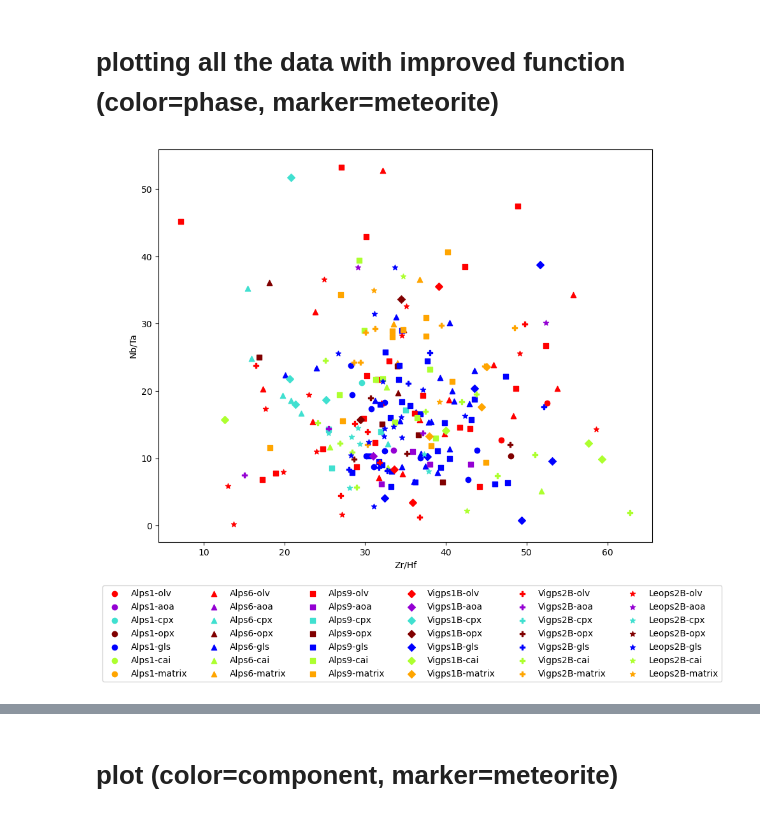
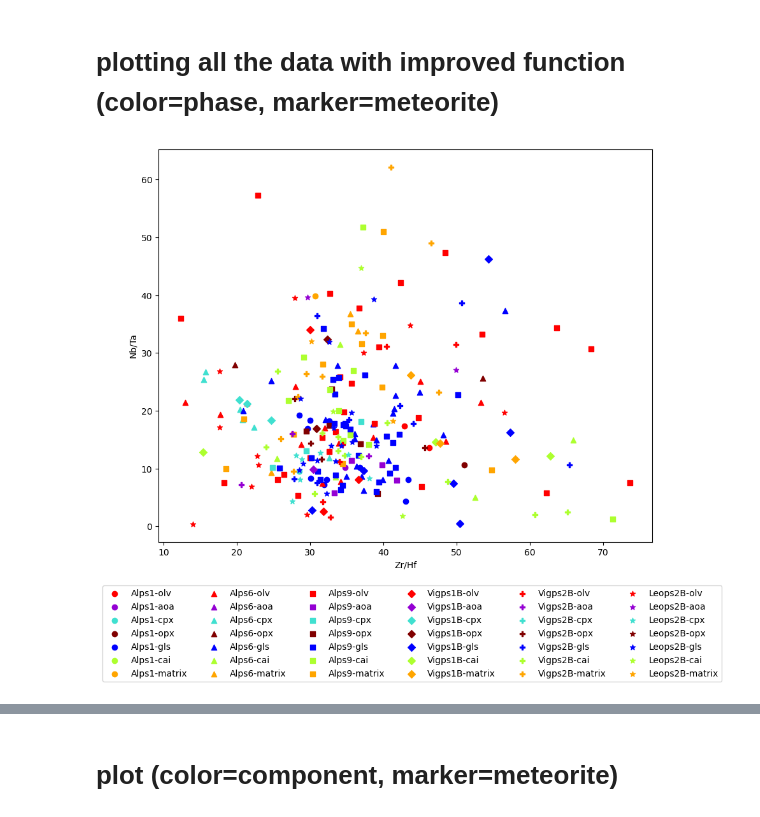
Before and after one commit to JGCAITLIN/HFSE, a Jupyter notebook: prelim_plotting.ipynb, the cells around one changed output, grey strips where cells are left out. Saved outputs shown, nothing was run; the diff lists cells and outputs as text; code cells hidden in the pictures.

Commit message:
can read in internal standard data. tm/lu calculation is now CI normalized.

```diff
--- a/prelim_plotting.ipynb
+++ b/prelim_plotting.ipynb
@@ -40,5 +24,7 @@ data_2022['Tm/Lu'] = data_2022.apply(lambda row: row['Tm169_ppm_mean']/row['Lu17
 # %% [markdown]
 ## 2019 data
 # %%
-data_2019 = pd.read_csv('2019_LA_CVdata_SQ_input.csv')
-data_2019
+data_2019_sq = pd.read_csv('2019_LA_CVdata_SQ_input.csv')
+data_2019_ca = pd.read_csv('2019_LA_CVdata_Ca_input.csv')
+data_2019_si = pd.read_csv('2019_LA_CVdata_Si_input.csv')
+data_2019_mg = pd.read_csv('2019_LA_CVdata_Mg_input.csv')
@@ -61,0 +59,14 @@ data_2019['Tm/Lu'] = data_2019.apply(lambda row: row['Tm169_ppm_mean']/row['Lu17
+# %%
+#removing negatives
+data_2022 = ['data_2022_sq', 'data_2022_ca', 'data_2022_si', 'data_2022_mg', 'data_2022_al']
+
+for dataframe_name in data_2022:
+    # Access the DataFrame by its name using eval()
+    df = eval(dataframe_name)
+
+    # Iterate over each column in the DataFrame
+    for col in df.columns:
+        # Check if the column has numeric values
+        if pd.to_numeric(df[col], errors='coerce').dtype != object:
+            # Replace negative numeric values with NaN
+            df[col] = np.where(pd.to_numeric(df[col], errors='coerce') < 0, np.nan, df[col])
@@ -248,3 +276,25 @@ x
+# %%
+phases  = data_2019_sq.Phase.unique()[6:]
+int_std = ['mg', 'si', 'si', 'ca', 'mg', 'ca', 'ca']
+# %%
+zrhf = pd.DataFrame()
+nbta = pd.DataFrame()
+
+for i in range(0, len(phases)):
+
+    d2019 = 'data_2019_' + int_std[i] #grabbing 2019 dataframes
+    d2022 = 'data_2022_' + int_std[i] #grabbing 2022 dataframes
+
+    zrhf = pd.concat([zrhf,
+                      sub_df(globals()[d2019], element='Zr/Hf', array='off', phase=phases[i], rmv_out='off'),
+                     sub_df(globals()[d2022], element='Zr/Hf', array='off', phase=phases[i], rmv_out='off')])
+
+    nbta = pd.concat([nbta,
+                      sub_df(globals()[d2019], element='Nb/Ta', array='off', phase=phases[i], rmv_out='off'),
+                     sub_df(globals()[d2022], element='Nb/Ta', array='off', phase=phases[i], rmv_out='off')])
+
+zrhf['Zr/Hf'] = remove_outliers(zrhf['Zr/Hf'])
+nbta['Nb/Ta'] = remove_outliers(nbta['Nb/Ta'])
 # %% [markdown]
 # plotting all the data with improved function (color=phase, marker=meteorite)
 # %%
@@ -255,37 +305,34 @@ meteorites = ['Alps1', 'Alps6', 'Alps9', 'Vigps1B', 'Vigps2B', 'Leops2B']
 phases     = ['olv', 'aoa', 'cpx', 'opx', 'gls', 'cai', 'matrix']
 
 #arrays for plotting
 met_shape = ['o', '^', 's', 'D', 'P', '*']
 phs_color = ['red', 'darkviolet', 'turquoise', 'maroon', 'blue', 'greenyellow', 'orange']
 
 #setting up plot
 fig, ax = plt.subplots(figsize=(10, 8))
 ax.set_xlabel('Zr/Hf')
 ax.set_ylabel('Nb/Ta')
 
-
-zrhf = pd.concat([sub_df(data_2019, element='Zr/Hf', array='off'), sub_df(data_2022, element='Zr/Hf', array='off')])
-nbta = pd.concat([sub_df(data_2019, element='Nb/Ta', array='off'), sub_df(data_2022, element='Nb/Ta', array='off')])
 
 #plotting loop
 met_i = 0
 for met in meteorites:
     phs_i = 0
     for phs in phases:
 
         #grabbing data
         zrhf_plot = sub_df(zrhf, meteorite=met, phase=phs, element='Zr/Hf', rmv_out='off')
         nbta_plot = sub_df(nbta, meteorite=met, phase=phs, element='Nb/Ta', rmv_out='off')
 
         #plotting
         ax.scatter(zrhf_plot, nbta_plot, color=phs_color[phs_i], marker=met_shape[met_i], label=met+'-'+phs, )
 
         phs_i+=1
     met_i+=1
 
 ax.legend(bbox_to_anchor=(1.15, -0.1), ncols=6);
 # %% [output]
-[figure, old version]
+[figure, new version]
 # %%
 #plotting
 
```
Also changed, not shown: parts of 24 cells of this notebook.
